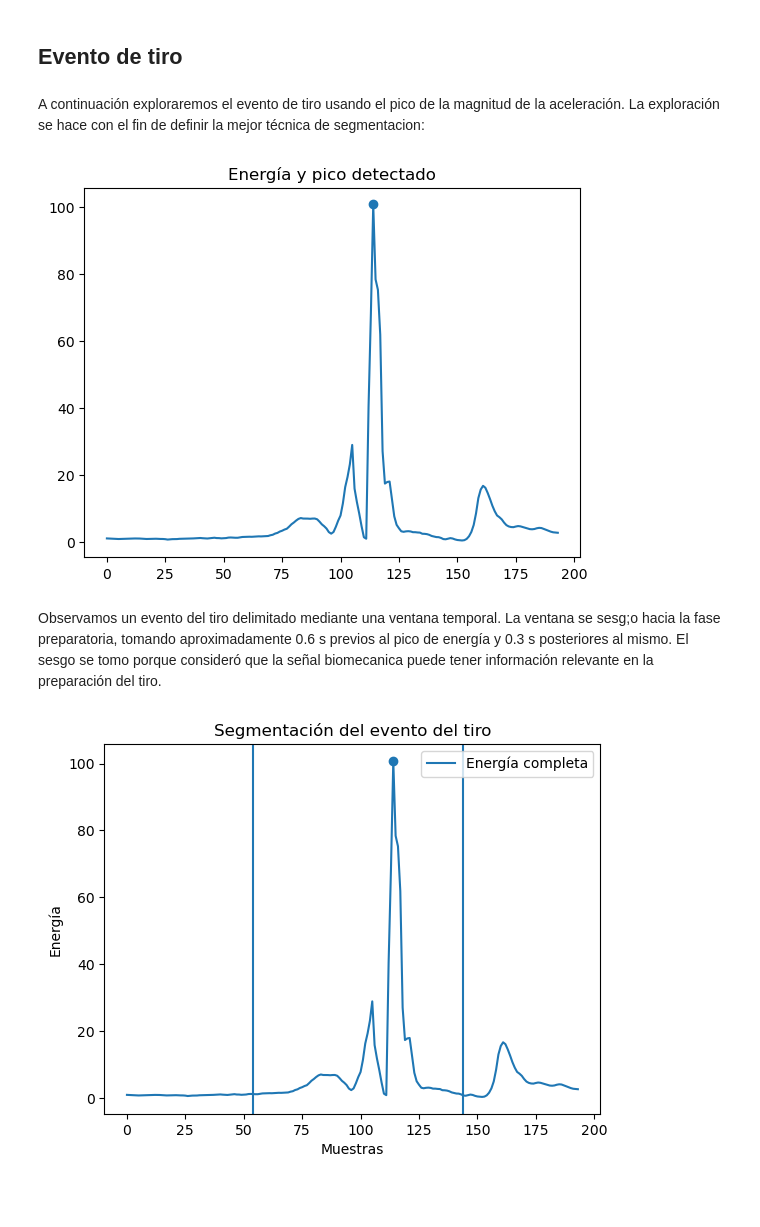
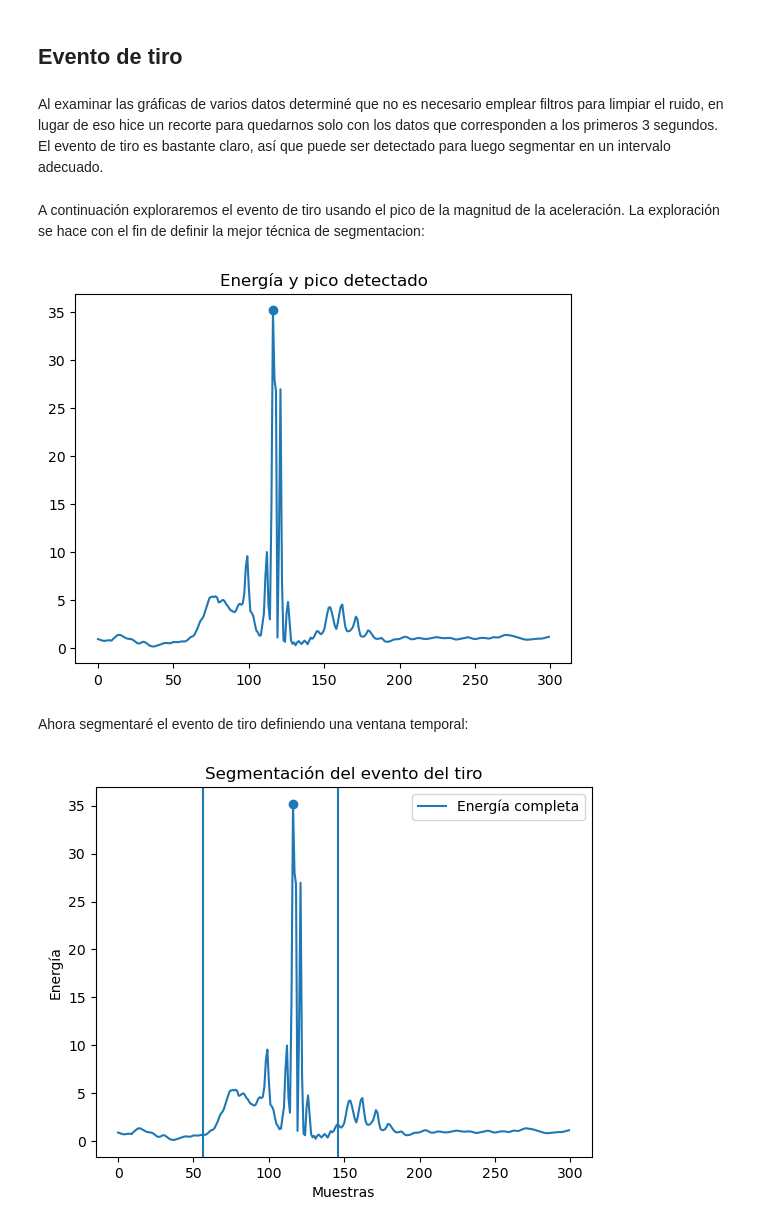
Before and after one commit to DidiDigits/Course_CDSI_2026, a Jupyter notebook: practicas/PR3_Inercial/PR3_Inercial.ipynb, the cells around one changed output. Saved outputs shown, nothing was run; the diff lists cells and outputs as text; code cells hidden in the pictures; blank space fills up the shorter version.

```diff
--- a/practicas/PR3_Inercial/PR3_Inercial.ipynb
+++ b/practicas/PR3_Inercial/PR3_Inercial.ipynb
@@ -366,5 +360,5 @@ Gráfiquemos la magnitud de la aceleración para un tiro
 # %%
-df_s = train_separado["Mariel_03.csv"][2]
+df_s = train_separado["Mariel_02.csv"][4]
 
 acc_mag = np.sqrt(
     df_s["AccX (g)"]**2 +
@@ -394,20 +388,43 @@ Estimado Hz: 97.48743718592965
 Se confirma el muestreado de los datos a 100 Hz
 # %% [markdown]
 ## Evento de tiro
+# %% [markdown]
+Al examinar las gráficas de varios datos determiné que no es necesario emplear filtros para limpiar el ruido, en lugar de eso hice un recorte para quedarnos solo con los datos que corresponden a los primeros 3 segundos. El evento de tiro es bastante claro, así que puede ser detectado para luego segmentar en un intervalo adecuado.
 # %% [markdown]
 A continuación exploraremos el evento de tiro usando el pico de la magnitud de la aceleración. La exploración se hace con el fin de definir la mejor técnica de segmentacion:
 # %%
-energy = acc_mag**2
-idx_peak = energy.idxmax()
+max_samples=300 #Agregó un recorte para quedarnos solo con el tiro
+df_s = df_s.iloc[:max_samples].copy()
+
+energy = acc_mag[:max_samples]**2
+
+
+# Encontrar todos los picos locales
+peaks, _ = find_peaks(energy, distance=20)  # separación mínima entre picos
+
+if len(peaks) == 0:
+    idx_peak = energy.idxmax()  # fallback
+else:
+    max_energy = energy.max()
+
+    # Filtrar picos suficientemente grandes
+    picos_grandes = [p for p in peaks if energy.iloc[p] >= 0.7 * max_energy]
+
+    if len(picos_grandes) > 0:
+        idx_peak = picos_grandes[0]  # el primero grande
+    else:
+        idx_peak = energy.iloc[peaks].idxmax()
+
+
 plt.figure()
 plt.plot(energy)
 plt.scatter(idx_peak, energy.iloc[idx_peak])
 plt.title("Energía y pico detectado")
 plt.show()
 # %% [output]
-[figure, old version]
+[figure, new version]
-# %% [markdown]
-Observamos un evento del tiro delimitado mediante una ventana temporal. La ventana se sesg;o hacia la fase preparatoria, tomando aproximadamente 0.6 s previos al pico de energía y 0.3 s posteriores al mismo. El sesgo se tomo porque consideró que la señal biomecanica puede tener información relevante en la preparación del tiro.
+# %% [markdown]
+Ahora segmentaré el evento de tiro definiendo una ventana temporal:
 # %%
 pre  = 60
 post = 30
@@ -417,8 +434,6 @@ end   = min(len(df_s), idx_peak + post)
 
 df_segment = df_s.iloc[start:end]
 # %%
-
-
 plt.figure()
 
 # Energía completa
@@ -437,4 +452,4 @@ plt.ylabel("Energía")
 plt.legend()
 plt.show()
 # %% [output]
-[figure, old version]
+[figure, new version]
```
Also changed, not shown: parts of 100 cells of this notebook, 5 other files.
